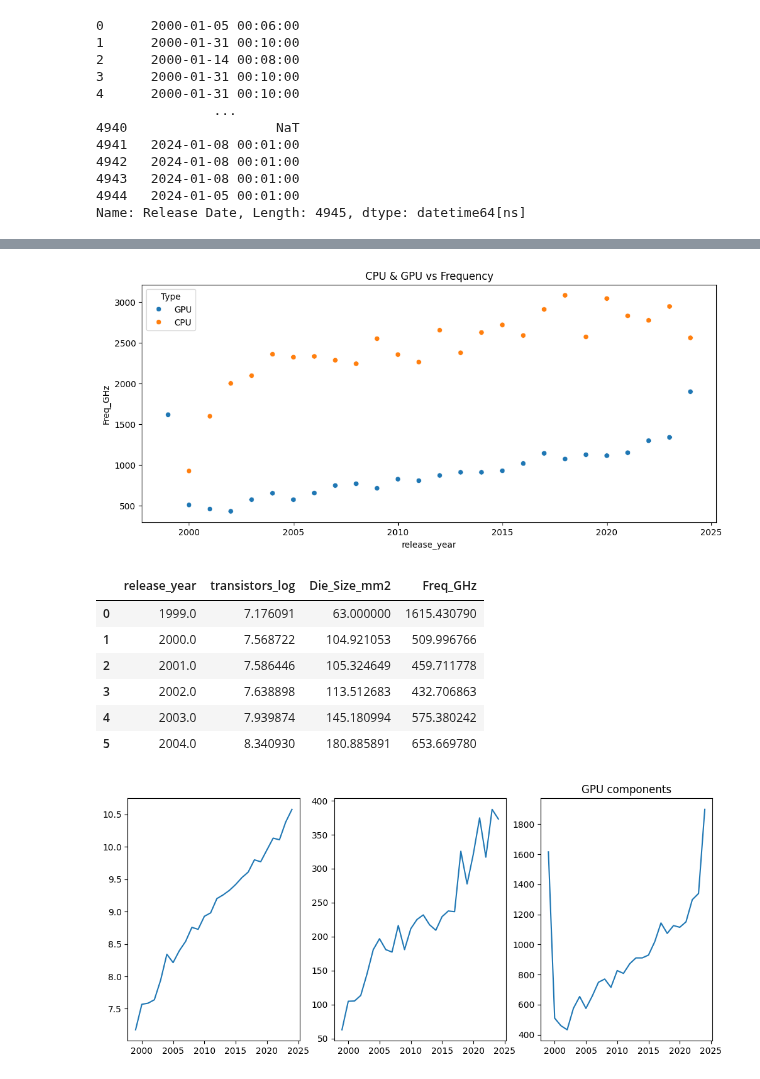
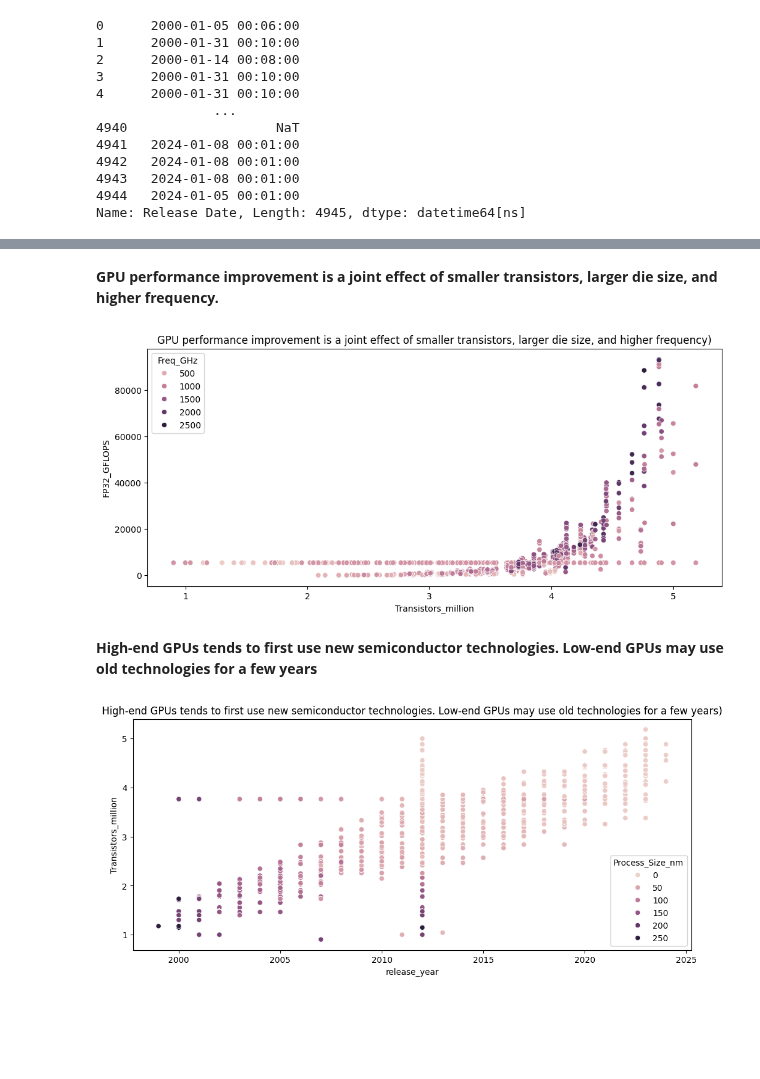
Before and after one commit to Karlajack/Machine_Learning_24e, a Jupyter notebook: Wk1_Data_Cleaning_Project_Chips_dataset.ipynb, the cells around one changed output, grey strips where cells are left out. Cells and saved outputs as stored; diff of their text form; code cells hidden in the pictures; blank space fills up the shorter version.

```diff
--- a/Wk1_Data_Cleaning_Project_Chips_dataset.ipynb
+++ b/Wk1_Data_Cleaning_Project_Chips_dataset.ipynb
@@ -396,41 +460,27 @@ df_gc.head()
+# %% [markdown]
+**GPU performance improvement is a joint effect of smaller transistors, larger die size, and higher frequency.**
 # %%
 plt.figure(figsize=(12,5))
 
 
 
-sns.scatterplot(x="release_year",
-                    y="Freq_GHz",
-                    data=df_gc,hue='Type')
-plt.title("CPU & GPU vs Frequency")
+sns.scatterplot(x="Transistors_million",
+                    y="FP32_GFLOPS",
+                    data=df[df['Type']=='GPU'],hue='Freq_GHz')
+plt.title("GPU performance improvement is a joint effect of smaller transistors, larger die size, and higher frequency)")
 plt.show()
 # %% [output]
-[figure, old version]
+[figure, new version]
-# %%
-df_gp=df[['release_year','Type','transistors_log','Die_Size_mm2','Freq_GHz']]
-df_gp=df_gp[df_gp['Type'].isin(['GPU'])]
-df_gp=df_gp[['release_year','transistors_log','Die_Size_mm2','Freq_GHz']]
-df_gp=df_gp.groupby('release_year')[['transistors_log','Die_Size_mm2','Freq_GHz']].mean().reset_index()
-df_gp.head(6)
-# %% [output]
-|  | release_year | transistors_log | Die_Size_mm2 | Freq_GHz |
-| 0 | 1999.0 | 7.176091 | 63.000000 | 1615.430790 |
-| 1 | 2000.0 | 7.568722 | 104.921053 | 509.996766 |
-| 2 | 2001.0 | 7.586446 | 105.324649 | 459.711778 |
-| 3 | 2002.0 | 7.638898 | 113.512683 | 432.706863 |
-| 4 | 2003.0 | 7.939874 | 145.180994 | 575.380242 |
-| 5 | 2004.0 | 8.340930 | 180.885891 | 653.669780 |
-# %%
-x=df_gp["release_year"]
-y=df_gp["transistors_log"]
-y1=df_gp["Die_Size_mm2"]
-y2=df_gp["Freq_GHz"]
-
-fig,ax=plt.subplots(nrows=1,ncols=3,figsize=(12,5))
-ax[0].plot(x,y)
-ax[1].plot(x,y1)
-ax[2].plot(x,y2)
-
-plt.title("GPU components")
-plt.show()
-# %% [output]
-[figure, removed]
+# %% [markdown]
+**High-end GPUs tends to first use new semiconductor technologies. Low-end GPUs may use old technologies for a few years**
+# %%
+plt.figure(figsize=(12,5))
+
+
+sns.scatterplot(x="release_year",
+                    y="Transistors_million",
+                    data=df[df['Type']=='GPU'],hue='Process_Size_nm')
+plt.title("High-end GPUs tends to first use new semiconductor technologies. Low-end GPUs may use old technologies for a few years)")
+plt.show()
+# %% [output]
+[figure, added]
```
Also changed, not shown: parts of 28 cells of this notebook.
